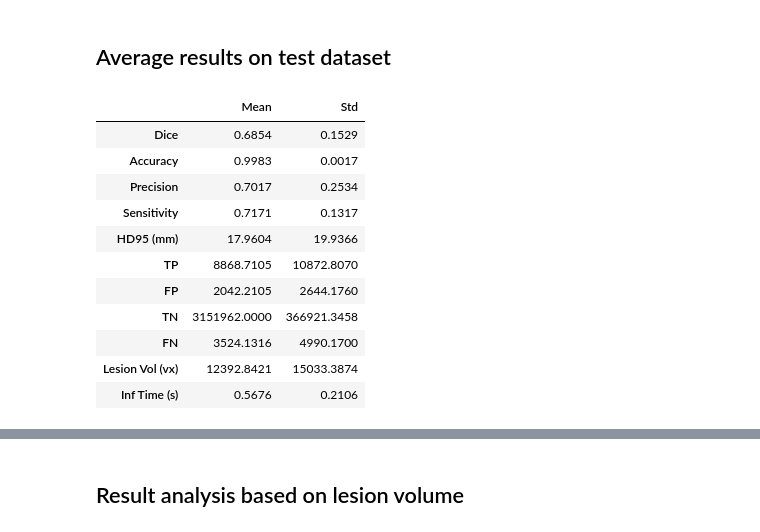
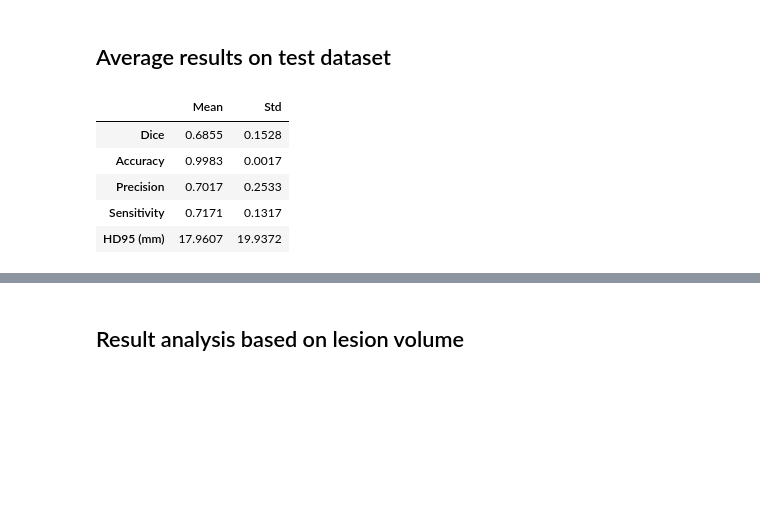
Before and after one commit to aligreo/TriEncoder-Unet-Project, a Jupyter notebook: msseg_preprocessing_archeticture_final_experiment.ipynb, the cells around one changed output, grey strips where cells are left out. Cells and saved outputs as stored; diff of their text form; code cells hidden in the pictures; blank space fills up the shorter version.

```diff
--- a/msseg_preprocessing_archeticture_final_experiment.ipynb
+++ b/msseg_preprocessing_archeticture_final_experiment.ipynb
@@ -820,23 +819,26 @@ Mean HD95: 17.960 mm
 # %% [markdown]
 ## Average results on test dataset
 # %%
+import pandas as pd
+
 # Update column names to English
 pd.set_option('display.float_format', lambda x: '%.4f' % x)
-summary_stats.columns = ['Mean', 'Std']
+
+# Define the columns for which to calculate summary statistics
+columns_to_summarize = ['Dice', 'Accuracy', 'Precision', 'Sensitivity', 'HD95 (mm)']
+
+# Calculate mean and standard deviation for the selected columns
+summary_stats = df_final_results[columns_to_summarize].agg(['mean', 'std']).T
+summary_stats.columns = ['Mean', 'Std'] # Rename columns as requested
+
 display(summary_stats)
 # %% [output]
 |  | Mean | Std |
-| Dice | 0.6854 | 0.1529 |
+| Dice | 0.6855 | 0.1528 |
 | Accuracy | 0.9983 | 0.0017 |
-| Precision | 0.7017 | 0.2534 |
+| Precision | 0.7017 | 0.2533 |
 | Sensitivity | 0.7171 | 0.1317 |
-| HD95 (mm) | 17.9604 | 19.9366 |
-| TP | 8868.7105 | 10872.8070 |
-| FP | 2042.2105 | 2644.1760 |
-| TN | 3151962.0000 | 366921.3458 |
-| FN | 3524.1316 | 4990.1700 |
-| Lesion Vol (vx) | 12392.8421 | 15033.3874 |
-| Inf Time (s) | 0.5676 | 0.2106 |
+| HD95 (mm) | 17.9607 | 19.9372 |
 # %%
 import numpy as np
 import pandas as pd
```
Also changed, not shown: parts of 11 cells of this notebook.
